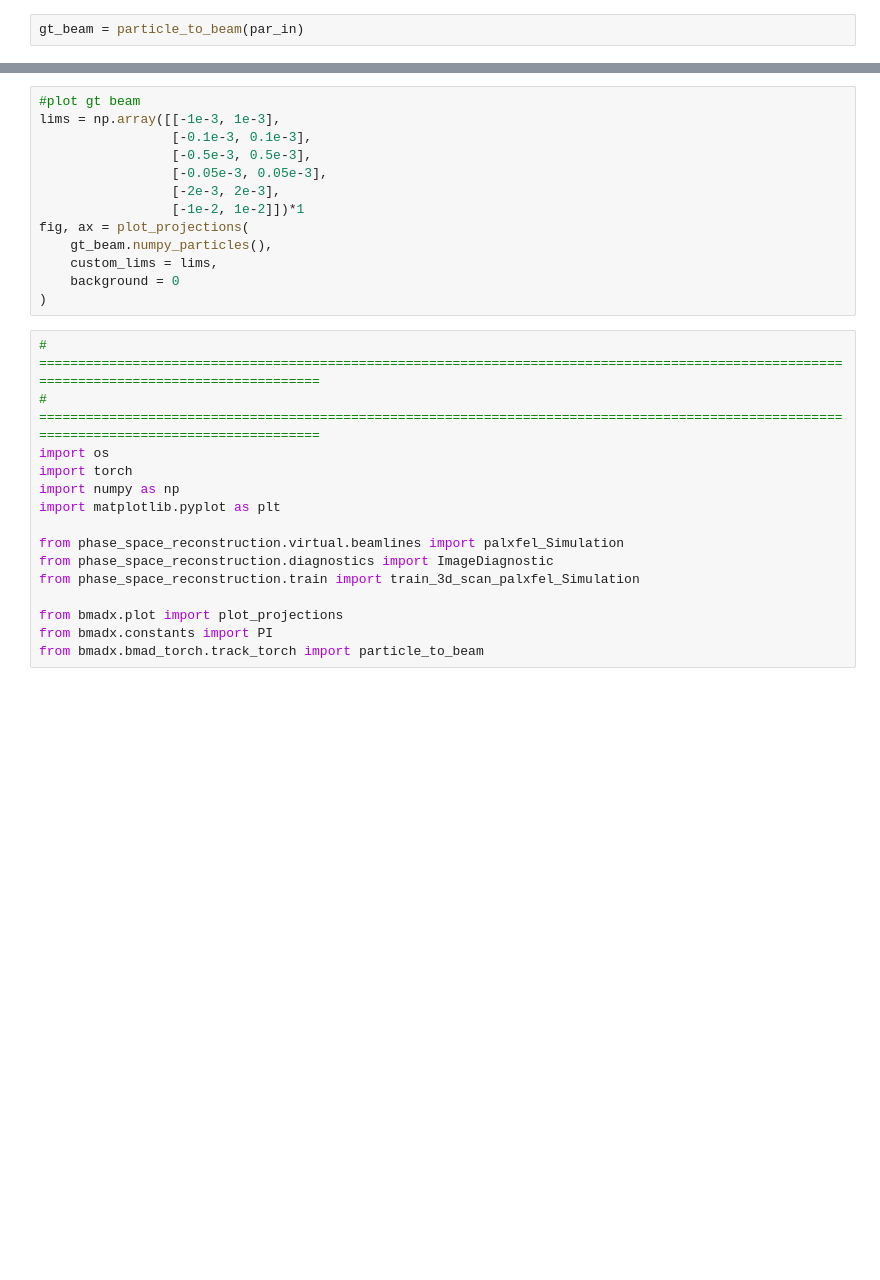
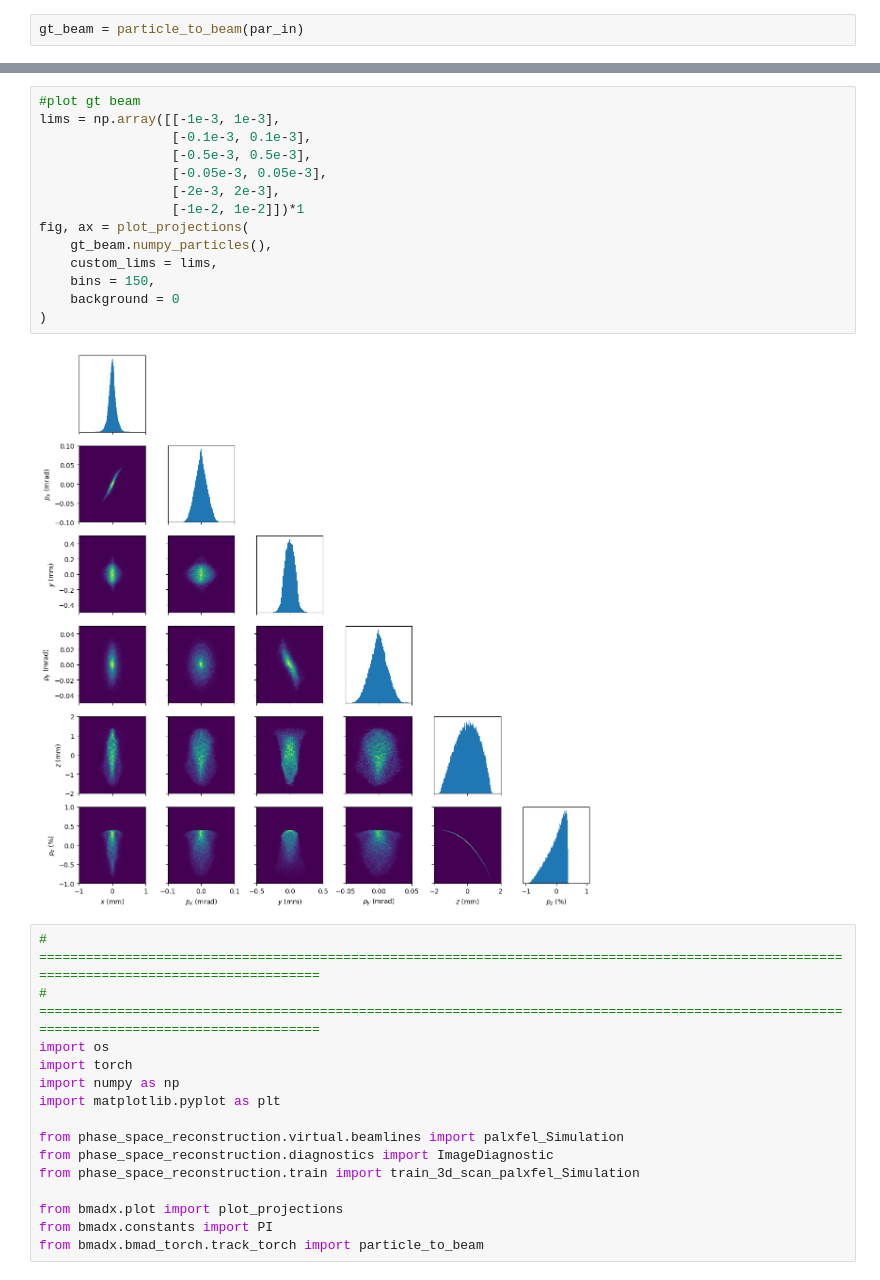
Before and after one commit to seongyeolk/6d_gpsr_cavity_paper, a Jupyter notebook: Simulation_Demo/GPSR_Simulation_palxfel.ipynb, the cells around one changed output, grey strips where cells are left out. Drawn from its saved outputs; the diff is of its cells as text; blank space fills up the shorter version.

```diff
--- a/Simulation_Demo/GPSR_Simulation_palxfel.ipynb
+++ b/Simulation_Demo/GPSR_Simulation_palxfel.ipynb
@@ -93,16 +110,19 @@ par_in.z.shape
 # %%
 #plot gt beam
 lims = np.array([[-1e-3, 1e-3],
                  [-0.1e-3, 0.1e-3],
                  [-0.5e-3, 0.5e-3],
                  [-0.05e-3, 0.05e-3],
                  [-2e-3, 2e-3],
                  [-1e-2, 1e-2]])*1
 fig, ax = plot_projections(
     gt_beam.numpy_particles(),
     custom_lims = lims,
+    bins = 150,
     background = 0
 )
+# %% [output]
+[figure, added]
 # %%
 # ===========================================================================================================================================
 # ===========================================================================================================================================
```
Also changed, not shown: parts of 4 cells of this notebook.
